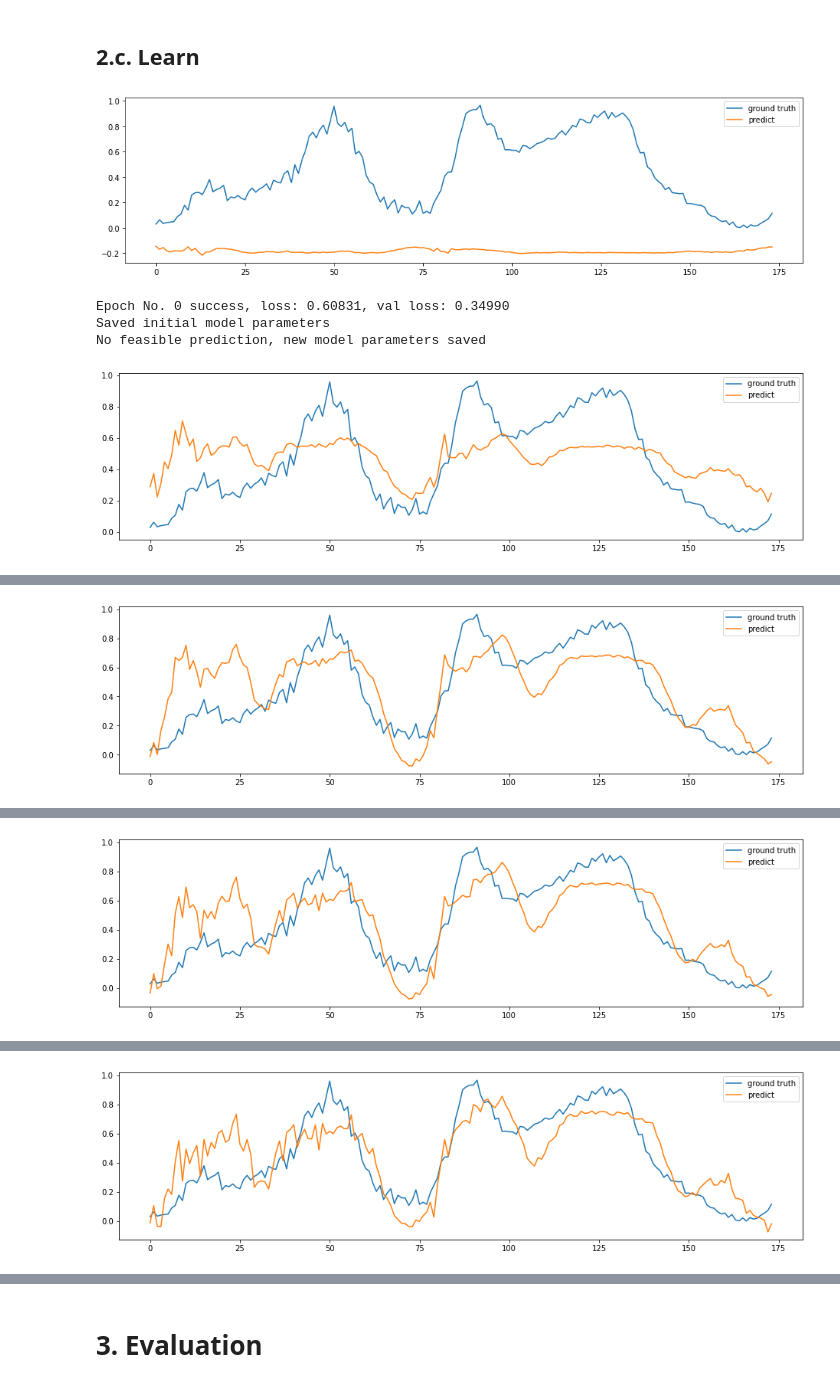
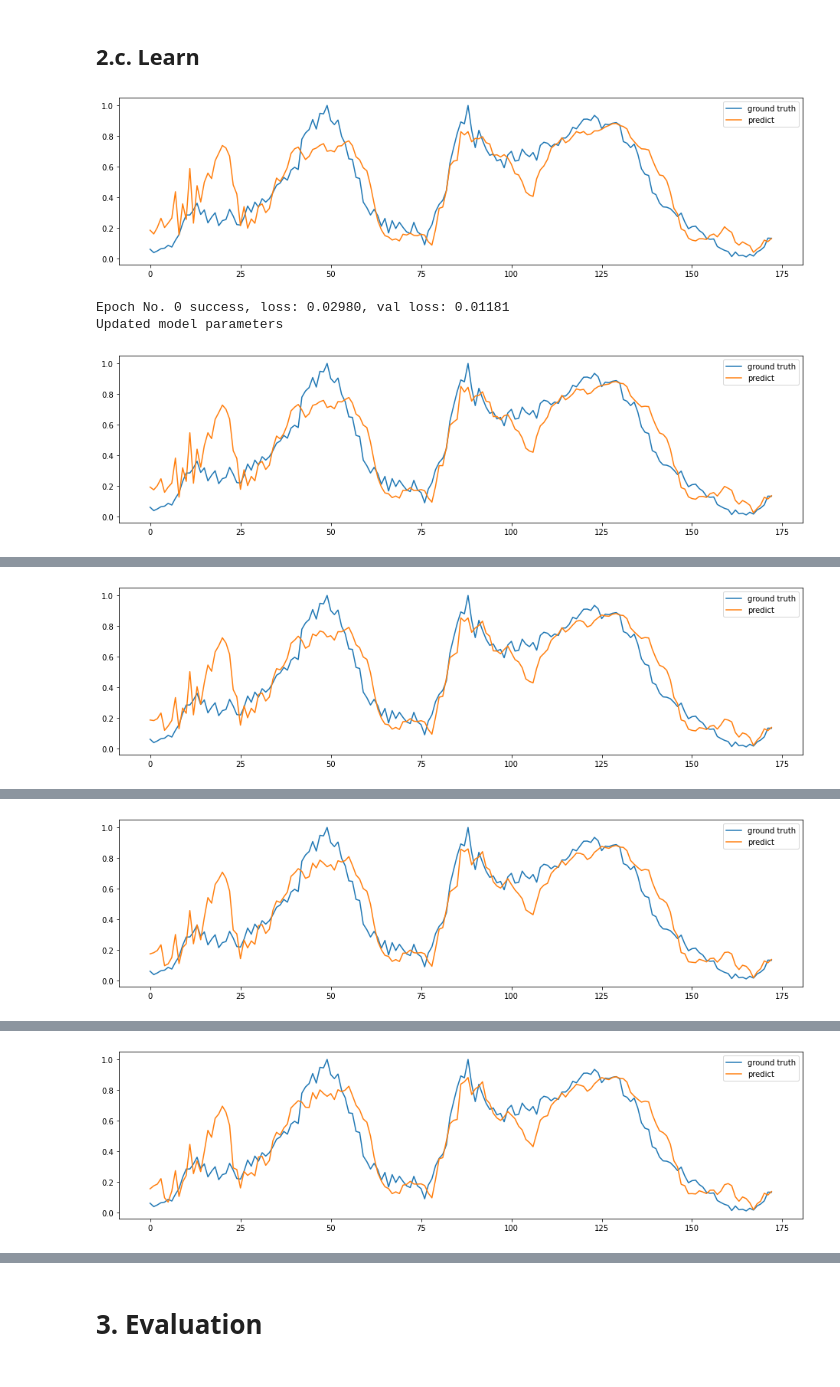
Before and after one commit to khzhang2/BDA_traffic, a Jupyter notebook: BDA_reg.ipynb, the cells around one changed output, grey strips where cells are left out. Cells and saved outputs as stored; diff of their text form; code cells hidden in the pictures.

```diff
--- a/BDA_reg.ipynb
+++ b/BDA_reg.ipynb
@@ -205,7 +205,7 @@ for i in range(Xs.shape[1]):
 # %% [markdown]
 ## 1.d. Hyperparameters
 # %%
-label_seq_len = 7
+label_seq_len = 8
 # batch_size = full batch
 seq_len = 12
 reduced_dim = 4
@@ -213,8 +213,10 @@ inp_dim = min(Xs.shape[1], Xt.shape[1])
 label_dim = min(Xs.shape[1], Xt.shape[1])
 hid_dim = 12
 layers = 1
-lamb = 3
+lamb = 2
 MU = 0.5
+bda_dim = label_seq_len-4
+kernel_type = 'linear'
 
 hyper = {
     'inp_dim':inp_dim,
@@ -225,7 +227,10 @@ hyper = {
     'hid_dim':hid_dim,
     'layers':layers,
     'lamb':lamb,
-    'MU': MU,}
+    'MU': MU,
+    'bda_dim':bda_dim,
+    'kernel_type':kernel_type}
+
 hyper = pd.DataFrame(hyper, index=['Values'])
 # %%
 hyper
@@ -264,10 +269,11 @@ Yt_train_3d = []
 
 for i in range(Xs_3d.shape[2]):
     print('Starting det %i'%i)
-    bda = BDA(kernel_type='linear', dim=seq_len-reduced_dim, lamb=lamb, mu=MU, gamma=1, T=5)  # T is iteration time
+    bda = BDA(kernel_type=kernel_type, dim=seq_len-reduced_dim, lamb=lamb, mu=MU, gamma=1, T=5, mode='WBDA')  # T is iteration time
+
     Xs_new, Xt_new, A = bda.fit(
-        Xs_3d[:, :, i], bda_utils.get_class(Ys_3d[:, label_seq_len-1:, i]), \
-        Xt_3d[:, :, i], bda_utils.get_class(Yt_3d[:, label_seq_len-1:, i])
+        Xs_3d[:, :, i], bda_utils.get_class(Ys_3d[:, bda_dim:bda_dim+1, i]), \
+        Xt_3d[:, :, i], bda_utils.get_class(Yt_3d[:, bda_dim:bda_dim+1, i])
     )  # input shape: ns, n_feature | ns, n_label_feature
 
     # normalize
@@ -390,7 +396,7 @@ optimizer = torch.optim.Adam(net.parameters())
 # train
 net.train()
 
-epochs = 1501
+epochs = 301
 
 for e in range(epochs):
     for i in range(len(train_loader)):
@@ -402,7 +408,7 @@ for e in range(epochs):
 #         ipdb.set_trace()
         out = net(data)
         loss = criterion(out, label)\
-                + criterion(out[78:], label[78:] )  # label.shape=[batch, 1, num_dets]
+                + 2*criterion(out[78:], label[78:] )  # label.shape=[batch, 1, num_dets]
 
         optimizer.zero_grad()
         loss.backward()
@@ -429,35 +435,34 @@ for e in range(epochs):
         # initialize model
         best_net = traff_net_reg(inp_dim, label_dim, seq_len-reduced_dim, label_seq_len).to(device)
         # load existing parameters, or create one
         try:
             best_net.load_state_dict(torch.load('./runs/run%i/best.pth'%(num_fold+1) ))
         except:
             print('Saved initial model parameters')
             bda_utils.save_model(net, 'best')
             best_net = net
         # try to calculate nrmse, or skip this loop
         try:
             nrmse_best = bda_utils.nrmse_loss_func(
                 best_net(Xt_valid_3d).cpu().detach().numpy().flatten(), \
                 Yt_valid_3d.cpu().flatten().detach().numpy(), 0
             )
 
             nrmse = bda_utils.nrmse_loss_func(
                 val_out.cpu().detach().numpy().flatten(), \
                 Yt_valid_3d.cpu().flatten().detach().numpy(), 0
             )
         except:
             print('No feasible prediction, new model parameters saved')
             bda_utils.save_model(net, 'best')
             continue
         if nrmse < nrmse_best:
             print('Updated model parameters')
             bda_utils.save_model(net, 'best')
 
 bda_utils.save_model(net, 'last')
 # %% [output]
-[figure, old version]
+[figure, new version]
-Epoch No. 0 success, loss: 0.60831, val loss: 0.34990
-Saved initial model parameters
-No feasible prediction, new model parameters saved
+Epoch No. 0 success, loss: 0.02980, val loss: 0.01181
+Updated model parameters
-[figure, old version]
+[figure, new version]
@@ -466 +471 @@ No feasible prediction, new model parameters saved
-[figure, old version]
+[figure, new version]
@@ -469 +474 @@ No feasible prediction, new model parameters saved
-[figure, old version]
+[figure, new version]
@@ -472 +476 @@ No feasible prediction, new model parameters saved
-[figure, old version]
+[figure, new version]
```
Also changed, not shown: parts of 10 cells of this notebook, 1 other file.
